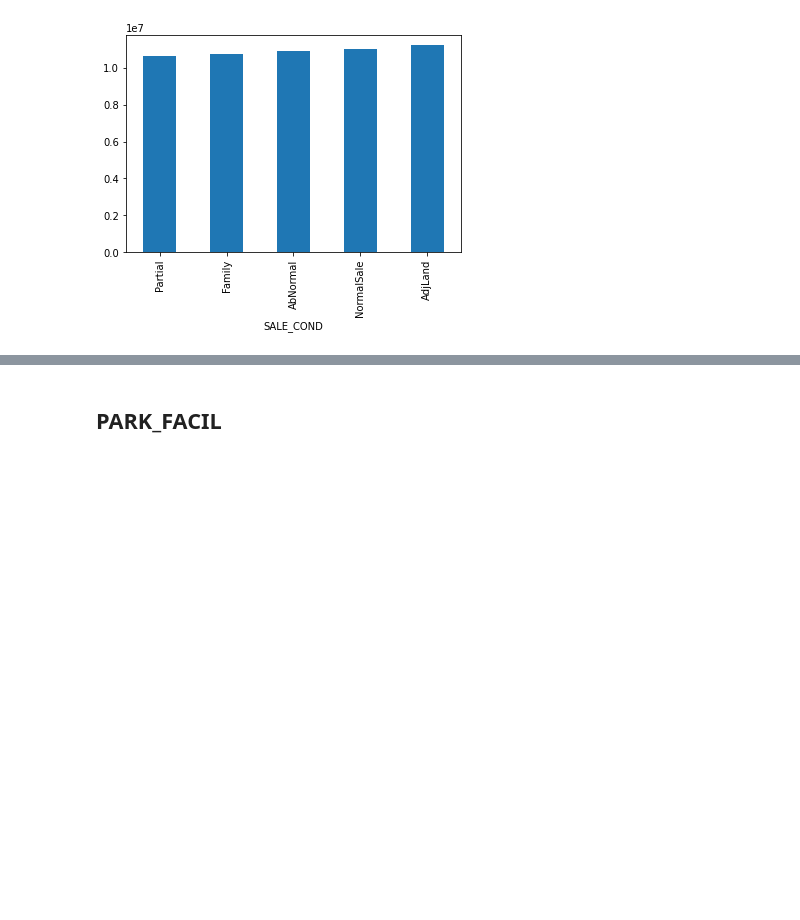
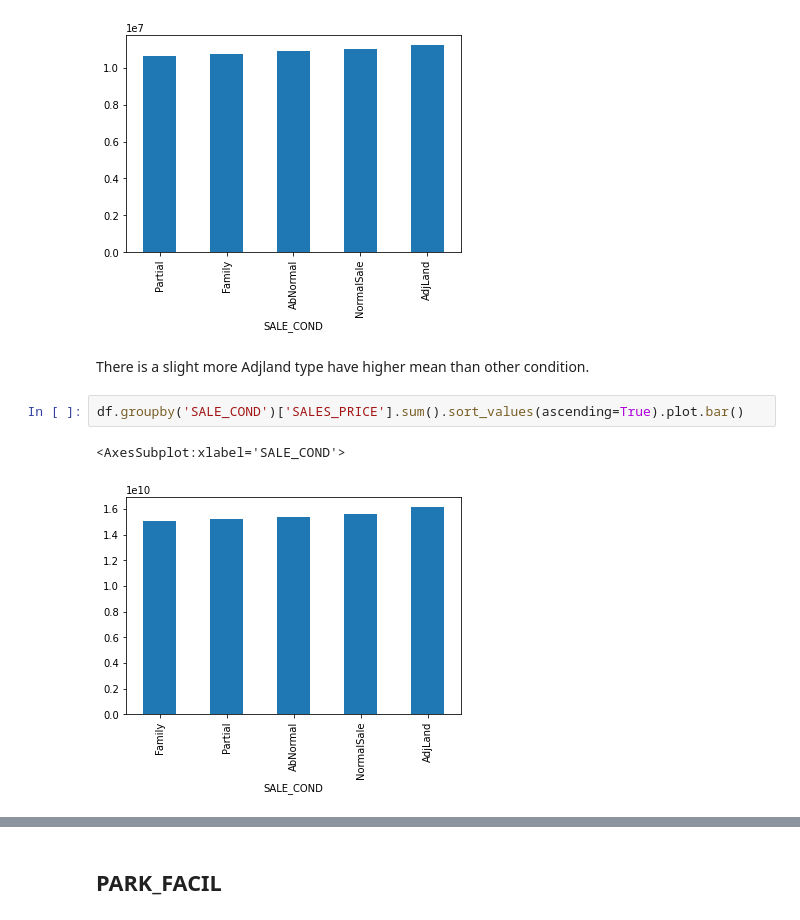
Before and after one commit to Harish-aditya/House-price-prediction, a Jupyter notebook: House price prediction.ipynb, the cells around one changed output, grey strips where cells are left out. Saved outputs shown, nothing was run; the diff lists cells and outputs as text; blank space fills up the shorter version.

```diff
--- a/House price prediction.ipynb
+++ b/House price prediction.ipynb
@@ -208,3 +206,10 @@ df.groupby('SALE_COND')['SALES_PRICE'].mean().sort_values(ascending=True).plot.b
 # %% [output]
 <AxesSubplot:xlabel='SALE_COND'>
 [figure]
+# %% [markdown]
+There is a slight more Adjland type have higher mean than other condition.
+# %%
+df.groupby('SALE_COND')['SALES_PRICE'].sum().sort_values(ascending=True).plot.bar()
+# %% [output]
+<AxesSubplot:xlabel='SALE_COND'>
+[figure, added]
```
Also changed, not shown: parts of 11 cells of this notebook.
